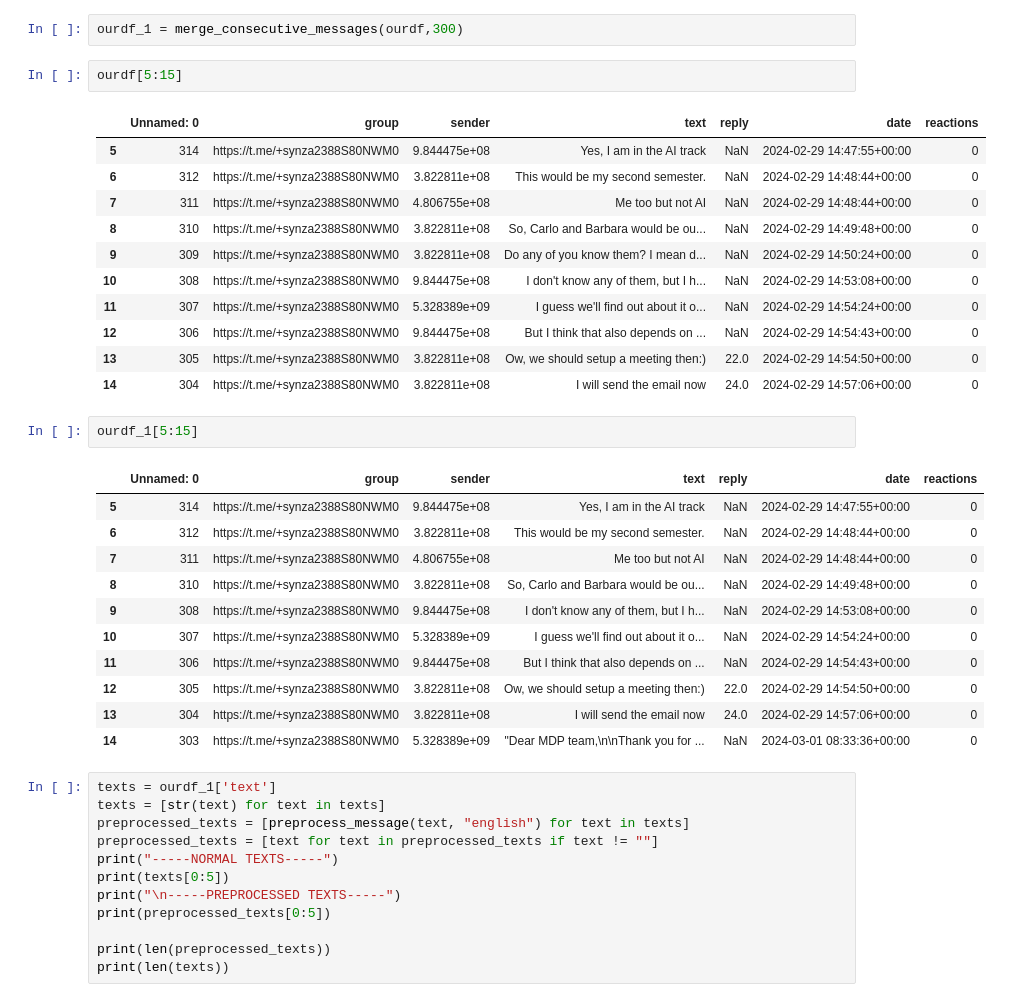
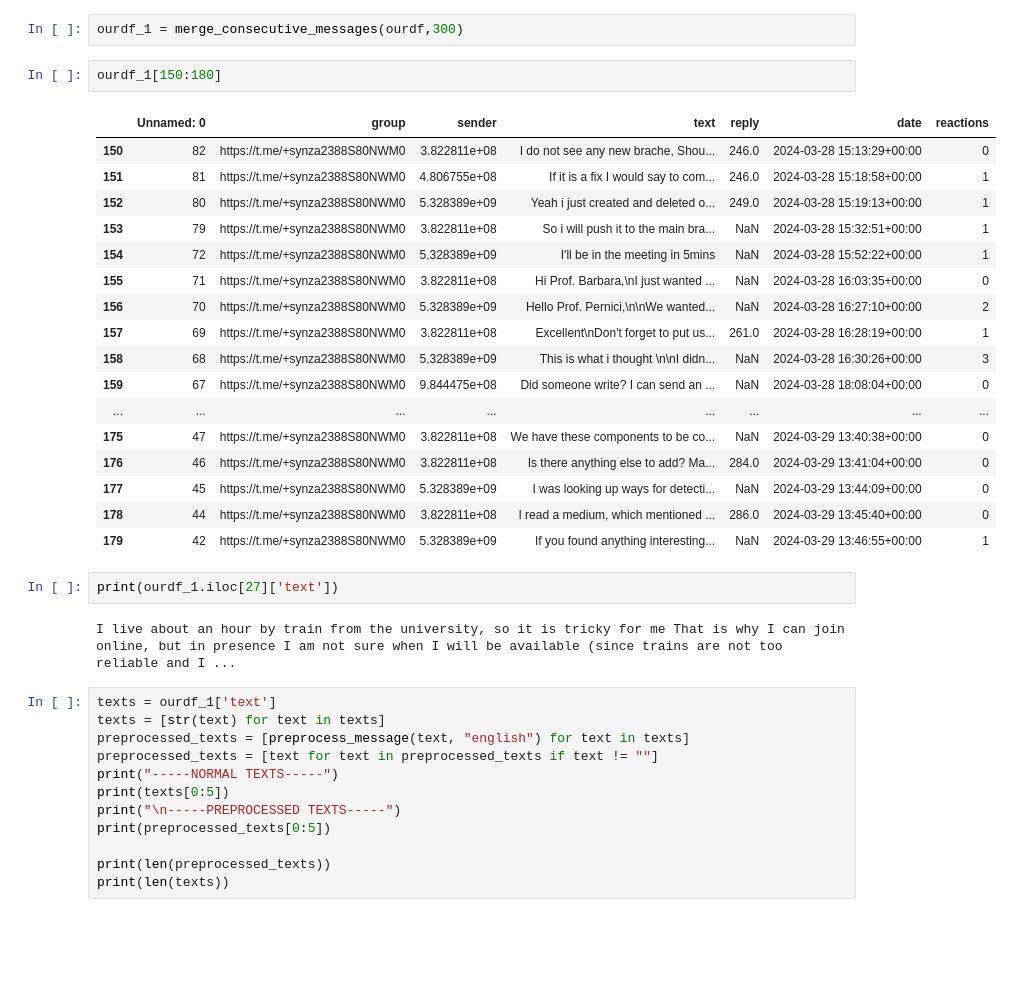
Before and after one commit to amirmosio/telegram-event-detection, a Jupyter notebook: Cosine_Similarities.ipynb, the cells around one changed output. Drawn from its saved outputs; the diff is of its cells as text; blank space fills up the shorter version.

```diff
--- a/Cosine_Similarities.ipynb
+++ b/Cosine_Similarities.ipynb
@@ -129,34 +185,30 @@ def merge_consecutive_messages(df,timeframe):
     return ourdf
 # %%
 ourdf_1 = merge_consecutive_messages(ourdf,300)
-# %%
-ourdf[5:15]
-# %% [output]
-|  | Unnamed: 0 | group | sender | text | reply | date | reactions |
-| 5 | 314 | https://t.me/+synza2388S80NWM0 | 9.844475e+08 | Yes, I am in the AI track | NaN | 2024-02-29 14:47:55+00:00 | 0 |
-| 6 | 312 | https://t.me/+synza2388S80NWM0 | 3.822811e+08 | This would be my second semester. | NaN | 2024-02-29 14:48:44+00:00 | 0 |
-| 7 | 311 | https://t.me/+synza2388S80NWM0 | 4.806755e+08 | Me too but not AI | NaN | 2024-02-29 14:48:44+00:00 | 0 |
-| 8 | 310 | https://t.me/+synza2388S80NWM0 | 3.822811e+08 | So, Carlo and Barbara would be ou... | NaN | 2024-02-29 14:49:48+00:00 | 0 |
-| 9 | 309 | https://t.me/+synza2388S80NWM0 | 3.822811e+08 | Do any of you know them? I mean d... | NaN | 2024-02-29 14:50:24+00:00 | 0 |
-| 10 | 308 | https://t.me/+synza2388S80NWM0 | 9.844475e+08 | I don't know any of them, but I h... | NaN | 2024-02-29 14:53:08+00:00 | 0 |
-| 11 | 307 | https://t.me/+synza2388S80NWM0 | 5.328389e+09 | I guess we'll find out about it o... | NaN | 2024-02-29 14:54:24+00:00 | 0 |
-| 12 | 306 | https://t.me/+synza2388S80NWM0 | 9.844475e+08 | But I think that also depends on ... | NaN | 2024-02-29 14:54:43+00:00 | 0 |
-| 13 | 305 | https://t.me/+synza2388S80NWM0 | 3.822811e+08 | Ow, we should setup a meeting then:) | 22.0 | 2024-02-29 14:54:50+00:00 | 0 |
-| 14 | 304 | https://t.me/+synza2388S80NWM0 | 3.822811e+08 | I will send the email now | 24.0 | 2024-02-29 14:57:06+00:00 | 0 |
-# %%
-ourdf_1[5:15]
-# %% [output]
-|  | Unnamed: 0 | group | sender | text | reply | date | reactions |
-| 5 | 314 | https://t.me/+synza2388S80NWM0 | 9.844475e+08 | Yes, I am in the AI track | NaN | 2024-02-29 14:47:55+00:00 | 0 |
-| 6 | 312 | https://t.me/+synza2388S80NWM0 | 3.822811e+08 | This would be my second semester. | NaN | 2024-02-29 14:48:44+00:00 | 0 |
-| 7 | 311 | https://t.me/+synza2388S80NWM0 | 4.806755e+08 | Me too but not AI | NaN | 2024-02-29 14:48:44+00:00 | 0 |
-| 8 | 310 | https://t.me/+synza2388S80NWM0 | 3.822811e+08 | So, Carlo and Barbara would be ou... | NaN | 2024-02-29 14:49:48+00:00 | 0 |
-| 9 | 308 | https://t.me/+synza2388S80NWM0 | 9.844475e+08 | I don't know any of them, but I h... | NaN | 2024-02-29 14:53:08+00:00 | 0 |
-| 10 | 307 | https://t.me/+synza2388S80NWM0 | 5.328389e+09 | I guess we'll find out about it o... | NaN | 2024-02-29 14:54:24+00:00 | 0 |
-| 11 | 306 | https://t.me/+synza2388S80NWM0 | 9.844475e+08 | But I think that also depends on ... | NaN | 2024-02-29 14:54:43+00:00 | 0 |
-| 12 | 305 | https://t.me/+synza2388S80NWM0 | 3.822811e+08 | Ow, we should setup a meeting then:) | 22.0 | 2024-02-29 14:54:50+00:00 | 0 |
-| 13 | 304 | https://t.me/+synza2388S80NWM0 | 3.822811e+08 | I will send the email now | 24.0 | 2024-02-29 14:57:06+00:00 | 0 |
-| 14 | 303 | https://t.me/+synza2388S80NWM0 | 5.328389e+09 | "Dear MDP team,\n\nThank you for ... | NaN | 2024-03-01 08:33:36+00:00 | 0 |
+# %%
+ourdf_1[150:180]
+# %% [output]
+|  | Unnamed: 0 | group | sender | text | reply | date | reactions |
+| 150 | 82 | https://t.me/+synza2388S80NWM0 | 3.822811e+08 | I do not see any new brache, Shou... | 246.0 | 2024-03-28 15:13:29+00:00 | 0 |
+| 151 | 81 | https://t.me/+synza2388S80NWM0 | 4.806755e+08 | If it is a fix I would say to com... | 246.0 | 2024-03-28 15:18:58+00:00 | 1 |
+| 152 | 80 | https://t.me/+synza2388S80NWM0 | 5.328389e+09 | Yeah i just created and deleted o... | 249.0 | 2024-03-28 15:19:13+00:00 | 1 |
+| 153 | 79 | https://t.me/+synza2388S80NWM0 | 3.822811e+08 | So i will push it to the main bra... | NaN | 2024-03-28 15:32:51+00:00 | 1 |
+| 154 | 72 | https://t.me/+synza2388S80NWM0 | 5.328389e+09 | I'll be in the meeting in 5mins | NaN | 2024-03-28 15:52:22+00:00 | 1 |
+| 155 | 71 | https://t.me/+synza2388S80NWM0 | 3.822811e+08 | Hi Prof. Barbara,\nI just wanted ... | NaN | 2024-03-28 16:03:35+00:00 | 0 |
+| 156 | 70 | https://t.me/+synza2388S80NWM0 | 5.328389e+09 | Hello Prof. Pernici,\n\nWe wanted... | NaN | 2024-03-28 16:27:10+00:00 | 2 |
+| 157 | 69 | https://t.me/+synza2388S80NWM0 | 3.822811e+08 | Excellent\nDon't forget to put us... | 261.0 | 2024-03-28 16:28:19+00:00 | 1 |
+| 158 | 68 | https://t.me/+synza2388S80NWM0 | 5.328389e+09 | This is what i thought \n\nI didn... | NaN | 2024-03-28 16:30:26+00:00 | 3 |
+| 159 | 67 | https://t.me/+synza2388S80NWM0 | 9.844475e+08 | Did someone write? I can send an ... | NaN | 2024-03-28 18:08:04+00:00 | 0 |
+| ... | ... | ... | ... | ... | ... | ... | ... |
+| 175 | 47 | https://t.me/+synza2388S80NWM0 | 3.822811e+08 | We have these components to be co... | NaN | 2024-03-29 13:40:38+00:00 | 0 |
+| 176 | 46 | https://t.me/+synza2388S80NWM0 | 3.822811e+08 | Is there anything else to add? Ma... | 284.0 | 2024-03-29 13:41:04+00:00 | 0 |
+| 177 | 45 | https://t.me/+synza2388S80NWM0 | 5.328389e+09 | I was looking up ways for detecti... | NaN | 2024-03-29 13:44:09+00:00 | 0 |
+| 178 | 44 | https://t.me/+synza2388S80NWM0 | 3.822811e+08 | I read a medium, which mentioned ... | 286.0 | 2024-03-29 13:45:40+00:00 | 0 |
+| 179 | 42 | https://t.me/+synza2388S80NWM0 | 5.328389e+09 | If you found anything interesting... | NaN | 2024-03-29 13:46:55+00:00 | 1 |
+# %%
+print(ourdf_1.iloc[27]['text'])
+# %% [output]
+I live about an hour by train from the university, so it is tricky for me That is why I can join online, but in presence I am not sure when I will be available (since trains are not too reliable and I ...
 # %%
 texts = ourdf_1['text']
 texts = [str(text) for text in texts]
```
Also changed, not shown: parts of 7 cells of this notebook.
